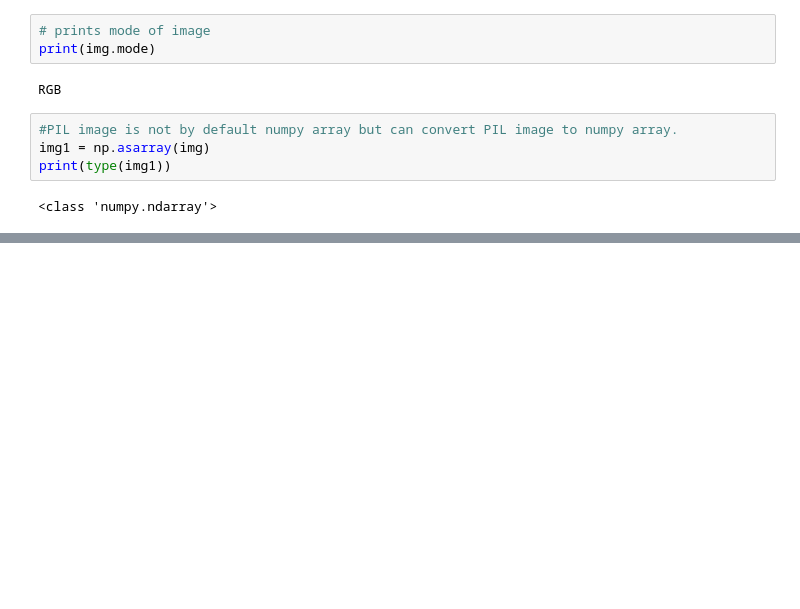
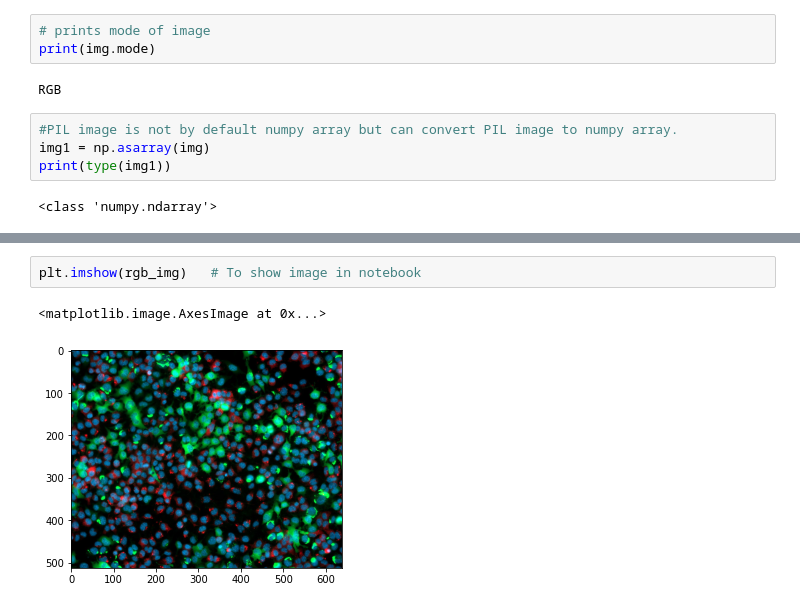
Before and after one commit to 0b1101-ajay/Computer-Vision, a Jupyter notebook: Reading images.ipynb, the cells around one changed output, grey strips where cells are left out. Cells and saved outputs as stored; diff of their text form; blank space fills up the shorter version.

```diff
--- a/Reading images.ipynb
+++ b/Reading images.ipynb
@@ -46,0 +249,5 @@ print(type(img1))
+# %%
+plt.imshow(rgb_img)   # To show image in notebook
+# %% [output]
+<matplotlib.image.AxesImage at 0x...>
+[figure, added]
```
Also changed, not shown: parts of 47 cells of this notebook, 13 other files.
